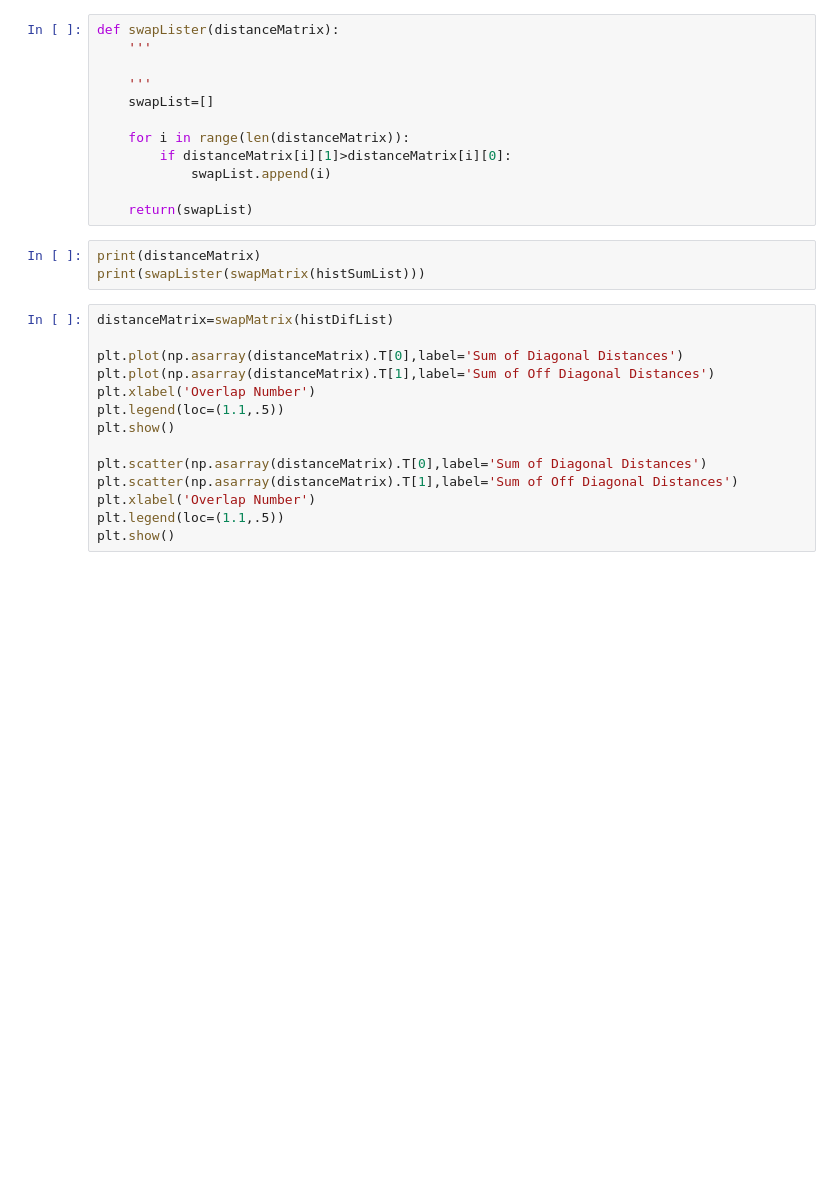
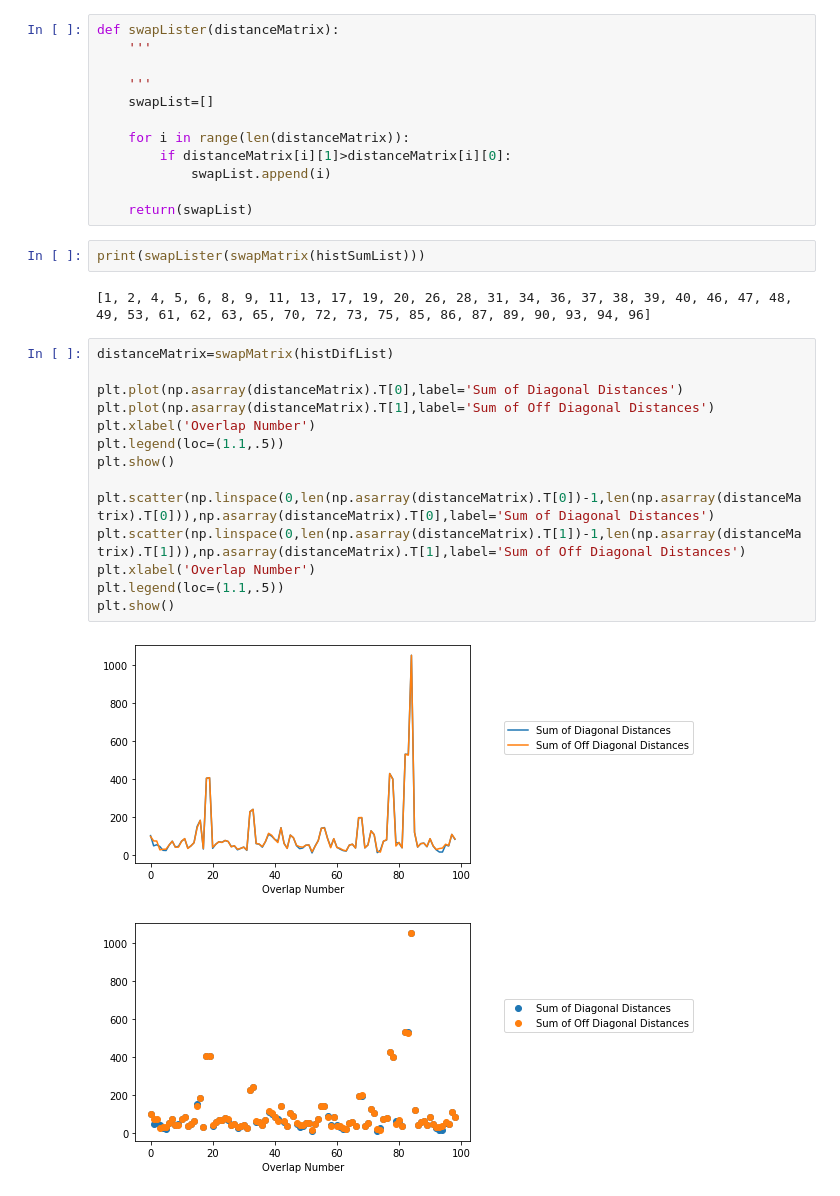
Before and after one commit to ASpraggin/FishTracking, a Jupyter notebook: fishGraphing.ipynb, the cells around one changed output. Cells and saved outputs as stored; diff of their text form; blank space fills up the shorter version.

```diff
--- a/fishGraphing.ipynb
+++ b/fishGraphing.ipynb
@@ -254,20 +276,24 @@ def swapLister(distanceMatrix):
 
     return(swapList)
 # %%
-print(distanceMatrix)
 print(swapLister(swapMatrix(histSumList)))
+# %% [output]
+[1, 2, 4, 5, 6, 8, 9, 11, 13, 17, 19, 20, 26, 28, 31, 34, 36, 37, 38, 39, 40, 46, 47, 48, 49, 53, 61, 62, 63, 65, 70, 72, 73, 75, 85, 86, 87, 89, 90, 93, 94, 96]
 # %%
 distanceMatrix=swapMatrix(histDifList)
 
 plt.plot(np.asarray(distanceMatrix).T[0],label='Sum of Diagonal Distances')
 plt.plot(np.asarray(distanceMatrix).T[1],label='Sum of Off Diagonal Distances')
 plt.xlabel('Overlap Number')
 plt.legend(loc=(1.1,.5))
 plt.show()
 
-plt.scatter(np.asarray(distanceMatrix).T[0],label='Sum of Diagonal Distances')
-plt.scatter(np.asarray(distanceMatrix).T[1],label='Sum of Off Diagonal Distances')
+plt.scatter(np.linspace(0,len(np.asarray(distanceMatrix).T[0])-1,len(np.asarray(distanceMatrix).T[0])),np.asarray(distanceMatrix).T[0],label='Sum of Diagonal Distances')
+plt.scatter(np.linspace(0,len(np.asarray(distanceMatrix).T[1])-1,len(np.asarray(distanceMatrix).T[1])),np.asarray(distanceMatrix).T[1],label='Sum of Off Diagonal Distances')
 plt.xlabel('Overlap Number')
 plt.legend(loc=(1.1,.5))
 plt.show()
+# %% [output]
+[figure, added]
+[figure, added]
 # %%
```
Also changed, not shown: parts of 21 cells of this notebook, 1 other file.
